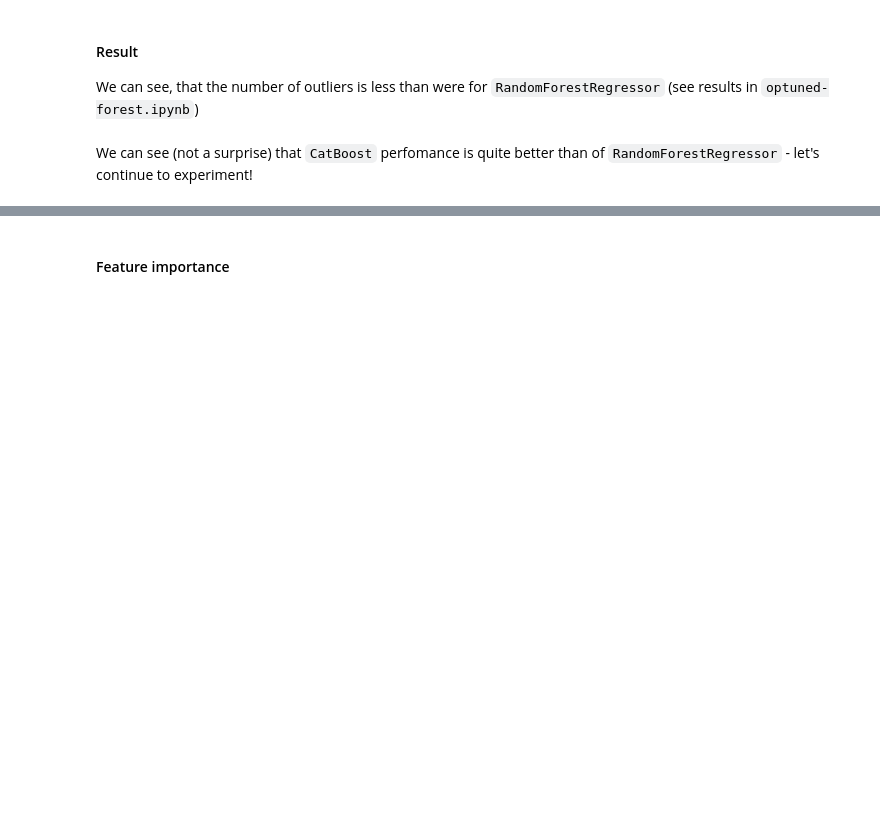
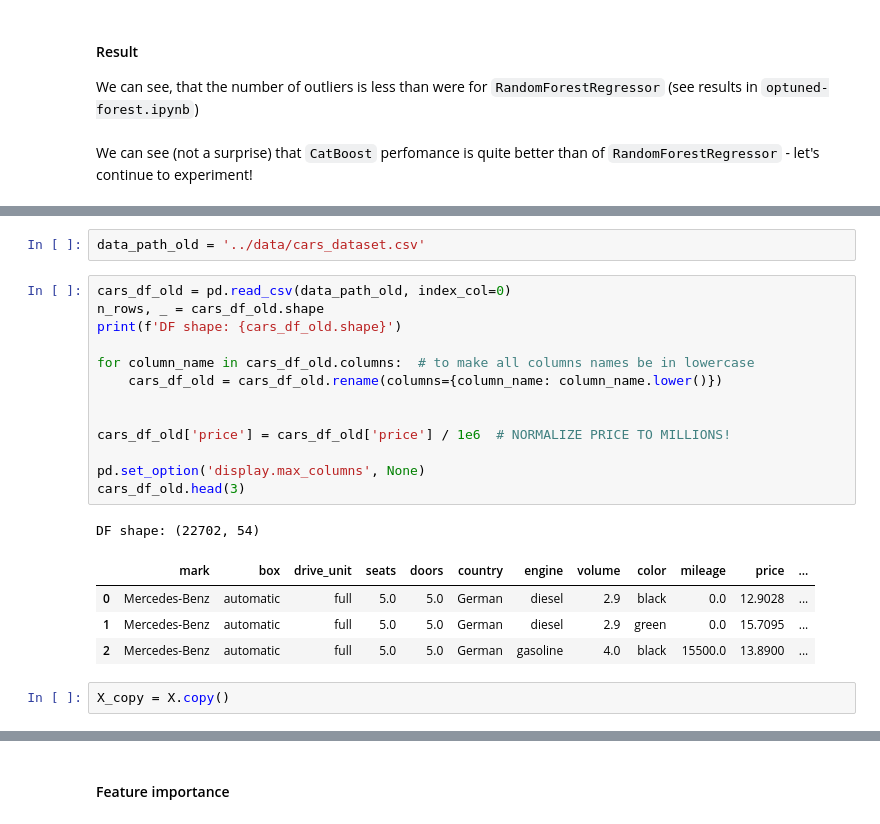
Before and after one commit to Den4S/mini-projects, a Jupyter notebook: itmo_ml-course-24/hw02-project/catboost.ipynb, the cells around one changed output, grey strips where cells are left out. Drawn from its saved outputs; the diff is of its cells as text; blank space fills up the shorter version.

```diff
--- a/itmo_ml-course-24/hw02-project/catboost.ipynb
+++ b/itmo_ml-course-24/hw02-project/catboost.ipynb
@@ -249,0 +256,23 @@ We can see (not a surprise) that `CatBoost` perfomance is quite better than of `
+# %%
+data_path_old = '../data/cars_dataset.csv'
+# %%
+cars_df_old = pd.read_csv(data_path_old, index_col=0)
+n_rows, _ = cars_df_old.shape
+print(f'DF shape: {cars_df_old.shape}')
+
+for column_name in cars_df_old.columns:  # to make all columns names be in lowercase
+    cars_df_old = cars_df_old.rename(columns={column_name: column_name.lower()})
+
+
+cars_df_old['price'] = cars_df_old['price'] / 1e6  # NORMALIZE PRICE TO MILLIONS!
+
+pd.set_option('display.max_columns', None)
+cars_df_old.head(3)
+# %% [output]
+DF shape: (22702, 54)
+|  | mark | box | drive_unit | seats | doors | country | engine | volume | color | mileage | price | ... |
+| 0 | Mercedes-Benz | automatic | full | 5.0 | 5.0 | German | diesel | 2.9 | black | 0.0 | 12.9028 | ... |
+| 1 | Mercedes-Benz | automatic | full | 5.0 | 5.0 | German | diesel | 2.9 | green | 0.0 | 15.7095 | ... |
+| 2 | Mercedes-Benz | automatic | full | 5.0 | 5.0 | German | gasoline | 4.0 | black | 15500.0 | 13.8900 | ... |
+# %%
+X_copy = X.copy()
```
Also changed, not shown: parts of 8 cells of this notebook, 4 other files.
